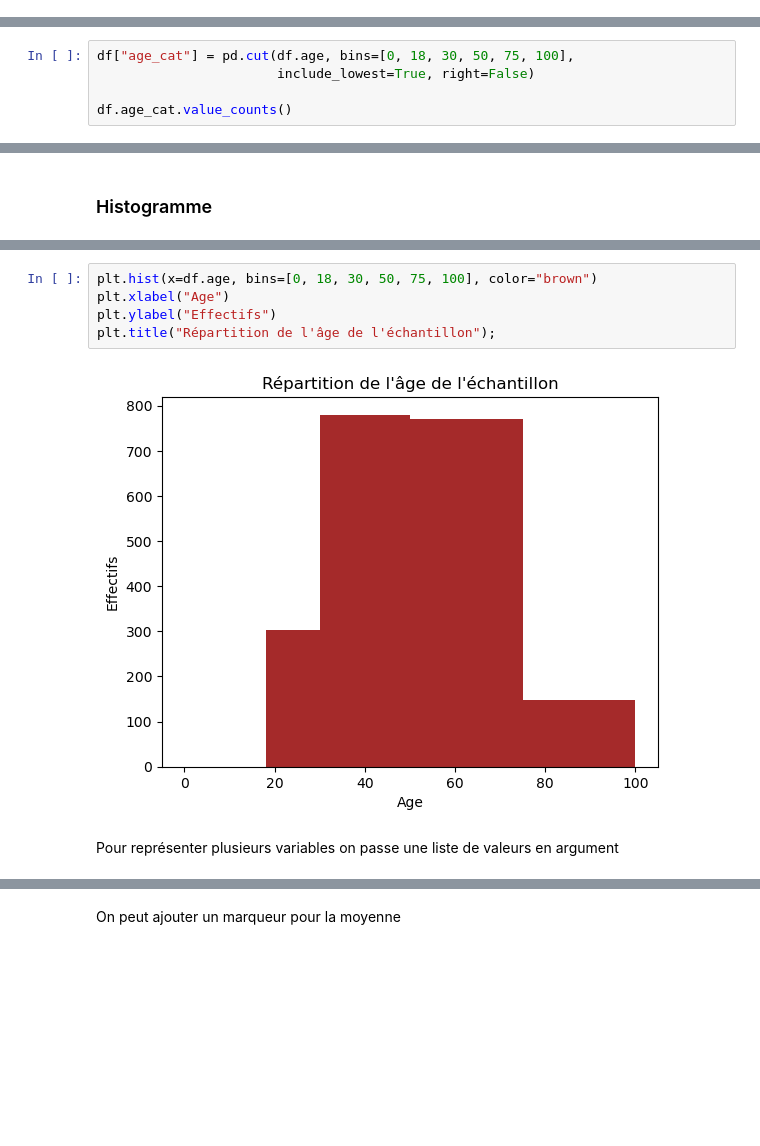
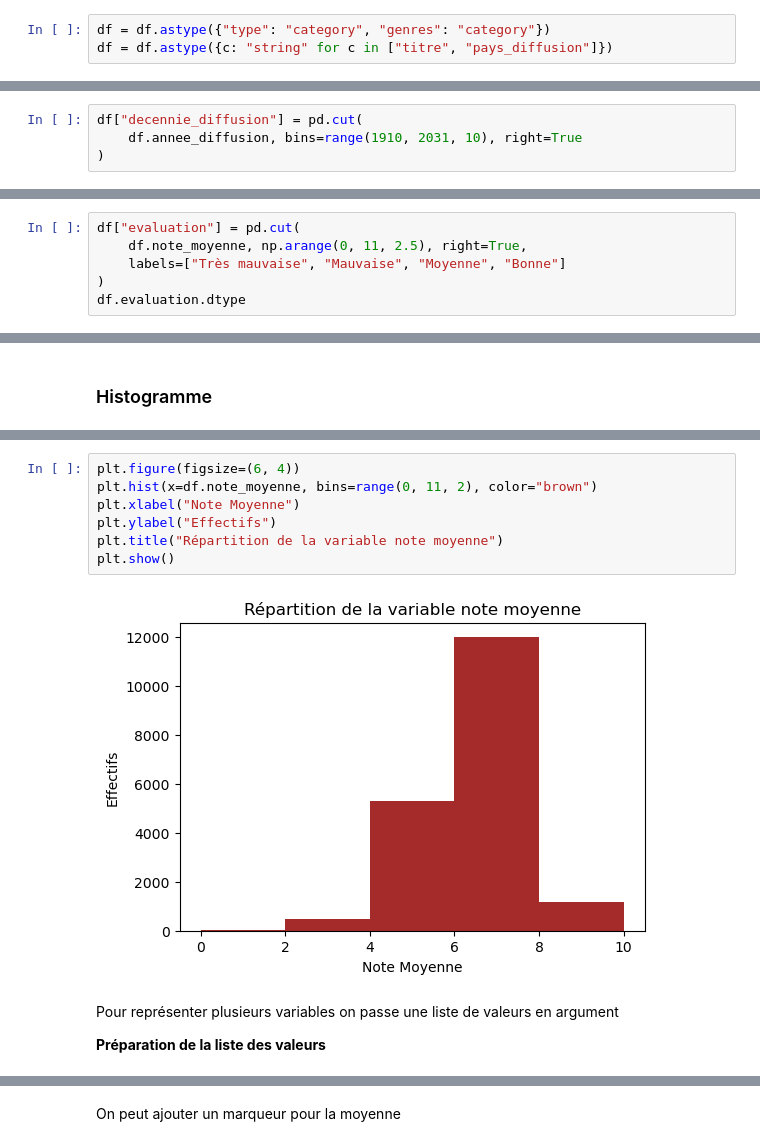
Before and after one commit to dimdub34/python_datascience, a Jupyter notebook: python_datascience.ipynb, the cells around one changed output, grey strips where cells are left out. Cells and saved outputs as stored; diff of their text form; blank space fills up the shorter version.

```diff
--- a/python_datascience.ipynb
+++ b/python_datascience.ipynb
@@ -689,0 +674,3 @@ df.fratrie = df.fratrie.astype(int)
+# %%
+df = df.astype({"type": "category", "genres": "category"})
+df = df.astype({c: "string" for c in ["titre", "pays_diffusion"]})
@@ -862,5 +826,0 @@ Création de catégories
-# %%
-df["age_cat"] = pd.cut(df.age, bins=[0, 18, 30, 50, 75, 100],
-                       include_lowest=True, right=False)
-
-df.age_cat.value_counts()
@@ -943,0 +950,4 @@ Avec normalize="columns" la somme de chaque colonne fait 100, donc cela donne la
+# %%
+df["decennie_diffusion"] = pd.cut(
+    df.annee_diffusion, bins=range(1910, 2031, 10), right=True
+)
@@ -943,0 +980,6 @@ Avec normalize="columns" la somme de chaque colonne fait 100, donc cela donne la
+# %%
+df["evaluation"] = pd.cut(
+    df.note_moyenne, np.arange(0, 11, 2.5), right=True,
+    labels=["Très mauvaise", "Mauvaise", "Moyenne", "Bonne"]
+)
+df.evaluation.dtype
@@ -1017,9 +1074,13 @@ Renvoie les valeurs de l'axe Y et celles de l'axe X
 # %%
-plt.hist(x=df.age, bins=[0, 18, 30, 50, 75, 100], color="brown")
-plt.xlabel("Age")
+plt.figure(figsize=(6, 4))
+plt.hist(x=df.note_moyenne, bins=range(0, 11, 2), color="brown")
+plt.xlabel("Note Moyenne")
 plt.ylabel("Effectifs")
-plt.title("Répartition de l'âge de l'échantillon");
+plt.title("Répartition de la variable note moyenne")
+plt.show()
 # %% [output]
-[figure, old version]
+[figure, new version]
 # %% [markdown]
 Pour représenter plusieurs variables on passe une liste de valeurs en argument
+
+**Préparation de la liste des valeurs**
```
Also changed, not shown: parts of 250 cells of this notebook, 12 other files.
